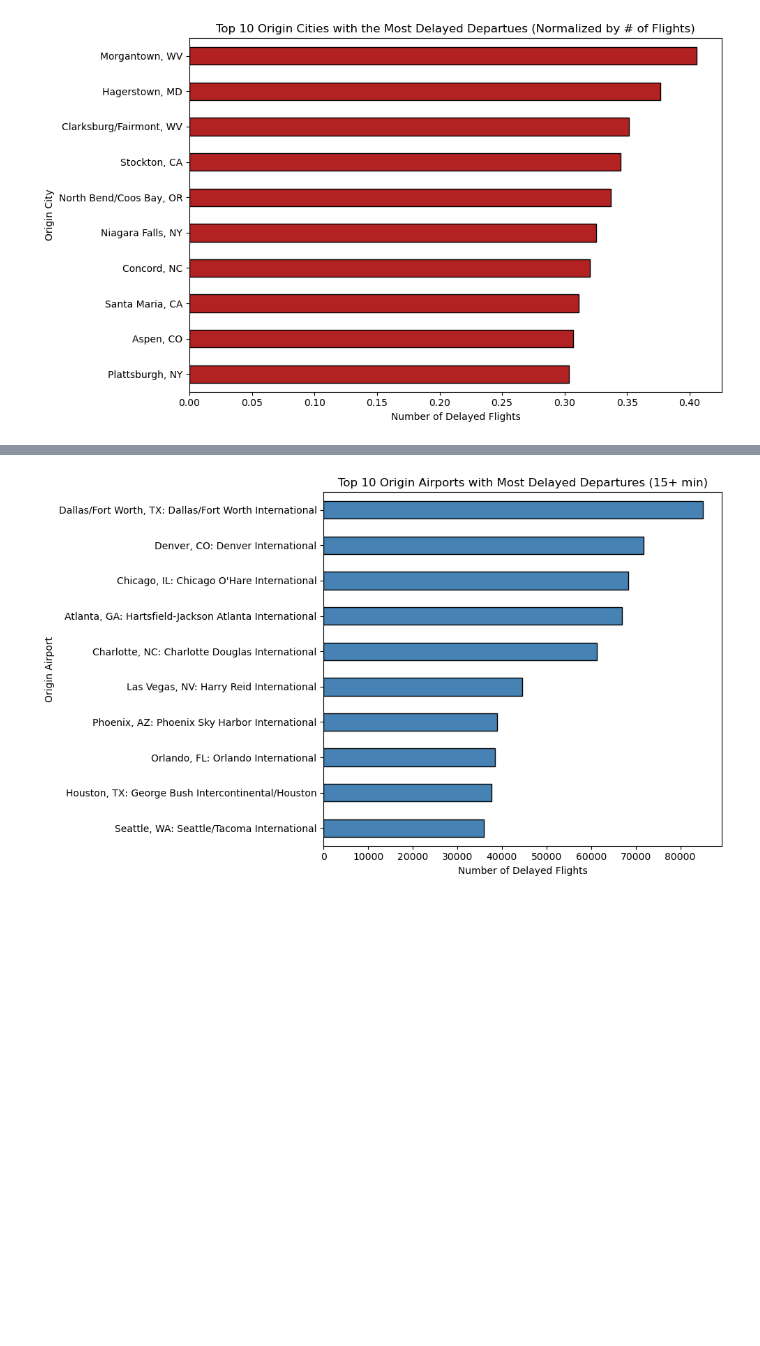
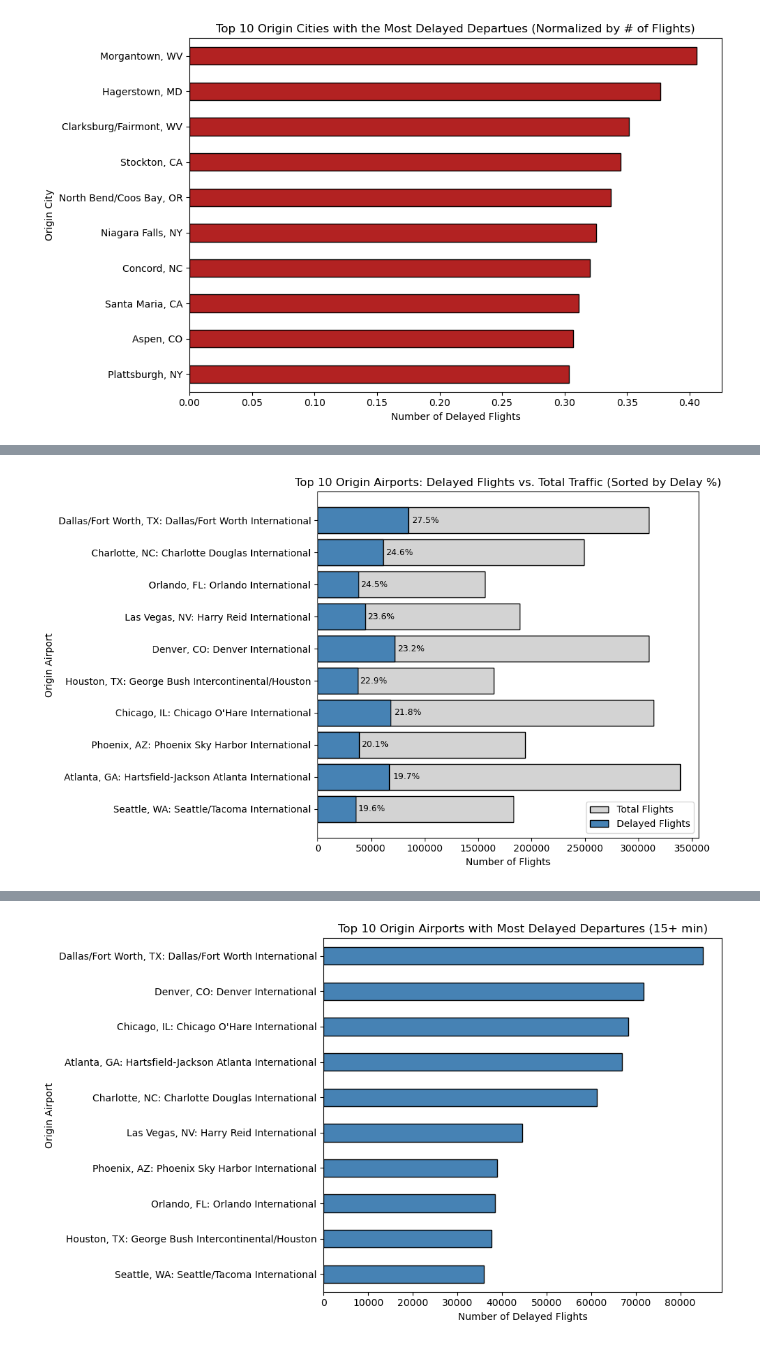
Before and after one commit to elenayzhu/mie368, a Jupyter notebook: individual-eda/Grace's_EDA.ipynb, the cells around one changed output, grey strips where cells are left out. Saved outputs shown, nothing was run; the diff lists cells and outputs as text; code cells hidden in the pictures; blank space fills up the shorter version.

```diff
--- a/individual-eda/Grace's_EDA.ipynb
+++ b/individual-eda/Grace's_EDA.ipynb
@@ -212,6 +213,8 @@ Passing `palette` without assigning `hue` is deprecated and will be removed in v
 # %% [markdown]
 - Saipan International Airport is in the Northern Mariana Islands, United States but located near East Asia
 - Hays regional is in Kansas and only runs one airline– United
+# %%
+df_completed = df[df['CANCELLED'] == 0]
 # %%
 delayed_flights = df_completed[df_completed["DEP_DEL15"] == 1]
 
@@ -267,0 +271,45 @@ df_completed
+# %%
+import matplotlib.pyplot as plt
+import pandas as pd
+
+# Get top 10 airports by number of delayed flights
+top_delayed_airports = delayed_flights["ORIGIN_AIRPORT_NAME"].value_counts().head(10)
+top_airports = top_delayed_airports.index
+
+# Compute total traffic for those airports
+airport_traffic = df_completed["ORIGIN_AIRPORT_NAME"].value_counts()[top_airports]
+
+# Combine into DataFrame
+df = pd.DataFrame({
+    "Delayed Flights": top_delayed_airports,
+    "Total Flights": airport_traffic
+})
+
+# Compute delay percentage
+df["Delay %"] = (df["Delayed Flights"] / df["Total Flights"]) * 100
+
+# Sort by delay percentage (descending)
+df = df.sort_values("Delay %", ascending=True)
+
+# Plot both bars
+plt.figure(figsize=(10, 6))
+plt.barh(df.index, df["Total Flights"], color="lightgray", edgecolor="black", label="Total Flights")
+plt.barh(df.index, df["Delayed Flights"], color="steelblue", edgecolor="black", label="Delayed Flights")
+
+# Annotate delay percentages (placed smartly)
+for i, (delayed, total, pct) in enumerate(zip(df["Delayed Flights"], df["Total Flights"], df["Delay %"])):
+    if delayed > total * 0.6:
+        # If the blue bar is wide enough, place text inside the bar
+        plt.text(delayed * 0.95, i, f"{pct:.1f}%", va="center", ha="right", color="white", fontsize=9, fontweight="bold")
+    else:
+        # Otherwise, place text just outside
+        plt.text(delayed + total * 0.01, i, f"{pct:.1f}%", va="center", ha="left", color="black", fontsize=9)
+
+plt.title("Top 10 Origin Airports: Delayed Flights vs. Total Traffic")
+plt.xlabel("Number of Flights")
+plt.ylabel("Origin Airport")
+plt.legend()
+plt.tight_layout()
+plt.show()
+# %% [output]
+[figure, added]
```
Also changed, not shown: parts of 7 cells of this notebook, 1 other file.
